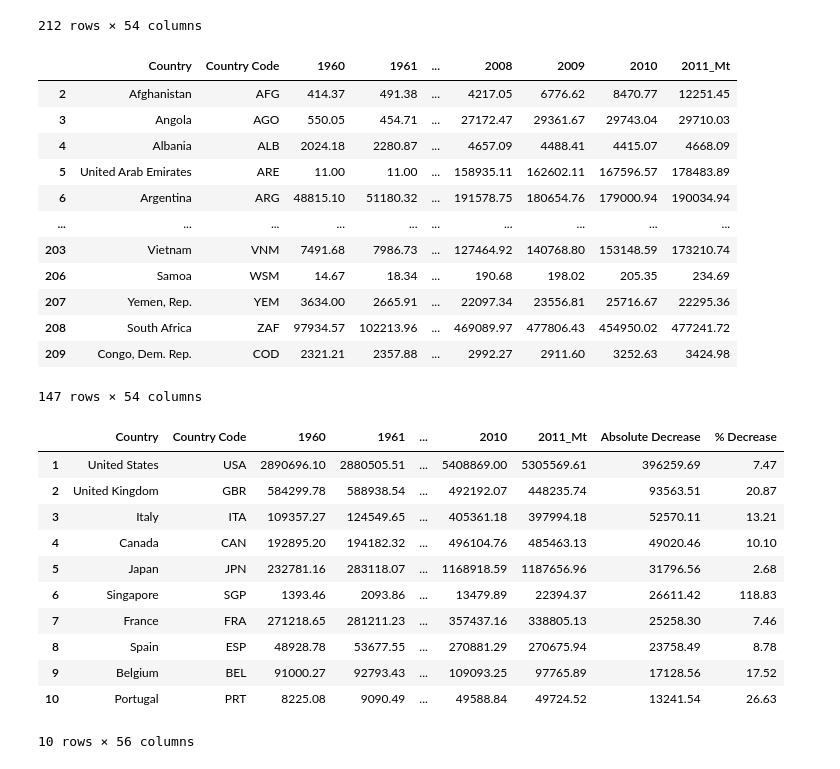
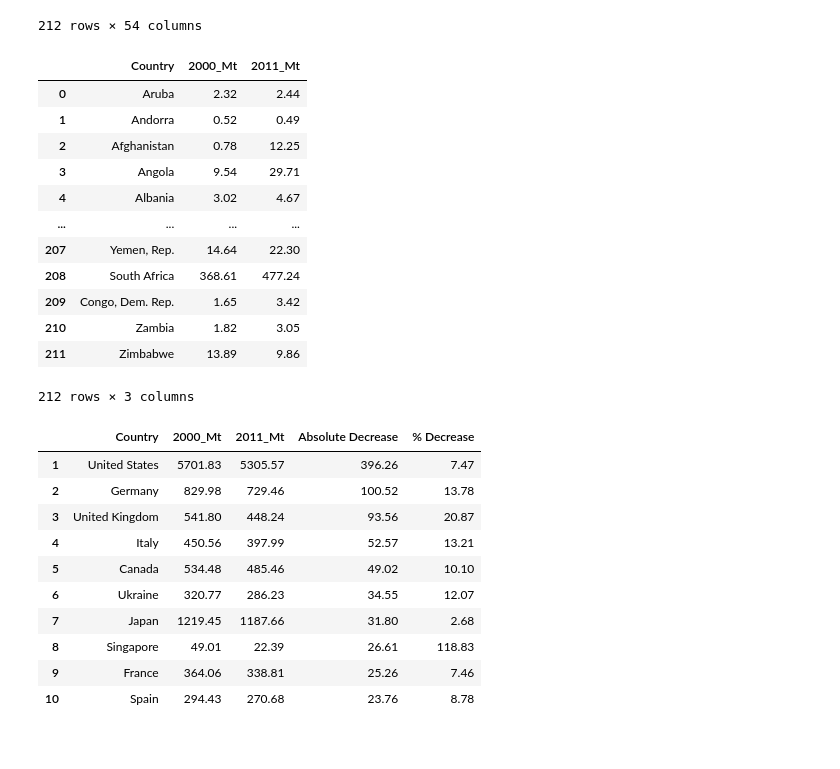
Before and after one commit to sanaullah525/Global-CO2-Emissions-Data-Analysis-Project, a Jupyter notebook: datapr.ipynb, the cells around one changed output. Saved outputs shown, nothing was run; the diff lists cells and outputs as text; code cells hidden in the pictures.

Commit message:
Dropping the null values in the last lines of code to avoide miscalculations for some countries with empty rows.

```diff
--- a/datapr.ipynb
+++ b/datapr.ipynb
@@ -284,35 +284,31 @@ clean_df
 # %%
 # Preparing the data for Calculating the Top 10 countries with emission reductions (2000-2011)
 
 reddf= clean_df[['Country Name', '2000', '2011']]
 reddf["2000"]= reddf["2000"]/1000
 reddf["2011"]= reddf["2011"]/1000
-
-
-# Drop missing values
-reddf= clean_df.dropna()
 
 # Renaming columns for better readibility.
 reddf= reddf.rename(columns= {
     "Country Name":"Country",
     "2000":"2000_Mt",
     "2011":"2011_Mt"
 })
 reddf
 # %% [output]
-|  | Country | Country Code | 1960 | 1961 | ... | 2008 | 2009 | 2010 | 2011_Mt |
-| 2 | Afghanistan | AFG | 414.37 | 491.38 | ... | 4217.05 | 6776.62 | 8470.77 | 12251.45 |
-| 3 | Angola | AGO | 550.05 | 454.71 | ... | 27172.47 | 29361.67 | 29743.04 | 29710.03 |
-| 4 | Albania | ALB | 2024.18 | 2280.87 | ... | 4657.09 | 4488.41 | 4415.07 | 4668.09 |
-| 5 | United Arab Emirates | ARE | 11.00 | 11.00 | ... | 158935.11 | 162602.11 | 167596.57 | 178483.89 |
-| 6 | Argentina | ARG | 48815.10 | 51180.32 | ... | 191578.75 | 180654.76 | 179000.94 | 190034.94 |
-| ... | ... | ... | ... | ... | ... | ... | ... | ... | ... |
-| 203 | Vietnam | VNM | 7491.68 | 7986.73 | ... | 127464.92 | 140768.80 | 153148.59 | 173210.74 |
-| 206 | Samoa | WSM | 14.67 | 18.34 | ... | 190.68 | 198.02 | 205.35 | 234.69 |
-| 207 | Yemen, Rep. | YEM | 3634.00 | 2665.91 | ... | 22097.34 | 23556.81 | 25716.67 | 22295.36 |
-| 208 | South Africa | ZAF | 97934.57 | 102213.96 | ... | 469089.97 | 477806.43 | 454950.02 | 477241.72 |
-| 209 | Congo, Dem. Rep. | COD | 2321.21 | 2357.88 | ... | 2992.27 | 2911.60 | 3252.63 | 3424.98 |
+|  | Country | 2000_Mt | 2011_Mt |
+| 0 | Aruba | 2.32 | 2.44 |
+| 1 | Andorra | 0.52 | 0.49 |
+| 2 | Afghanistan | 0.78 | 12.25 |
+| 3 | Angola | 9.54 | 29.71 |
+| 4 | Albania | 3.02 | 4.67 |
+| ... | ... | ... | ... |
+| 207 | Yemen, Rep. | 14.64 | 22.30 |
+| 208 | South Africa | 368.61 | 477.24 |
+| 209 | Congo, Dem. Rep. | 1.65 | 3.42 |
+| 210 | Zambia | 1.82 | 3.05 |
+| 211 | Zimbabwe | 13.89 | 9.86 |
-147 rows × 54 columns
+212 rows × 3 columns
 # %%
 # Adding columns for calculating abcolute decrease and % Decrease.
 
@@ -325,17 +321,18 @@ reddf= reddf.sort_values(by= "Absolute Decrease", ascending= False)
 reddf= reddf.sort_values(by= "Absolute Decrease", ascending= False).head(10)
 reddf_index= reddf.reset_index(drop= True, inplace= True)
 reddf.index= reddf.index + 1
+# Drop missing values
+reddf= reddf.dropna()
 reddf
 # %% [output]
-|  | Country | Country Code | 1960 | 1961 | ... | 2010 | 2011_Mt | Absolute Decrease | % Decrease |
-| 1 | United States | USA | 2890696.10 | 2880505.51 | ... | 5408869.00 | 5305569.61 | 396259.69 | 7.47 |
-| 2 | United Kingdom | GBR | 584299.78 | 588938.54 | ... | 492192.07 | 448235.74 | 93563.51 | 20.87 |
-| 3 | Italy | ITA | 109357.27 | 124549.65 | ... | 405361.18 | 397994.18 | 52570.11 | 13.21 |
-| 4 | Canada | CAN | 192895.20 | 194182.32 | ... | 496104.76 | 485463.13 | 49020.46 | 10.10 |
-| 5 | Japan | JPN | 232781.16 | 283118.07 | ... | 1168918.59 | 1187656.96 | 31796.56 | 2.68 |
-| 6 | Singapore | SGP | 1393.46 | 2093.86 | ... | 13479.89 | 22394.37 | 26611.42 | 118.83 |
-| 7 | France | FRA | 271218.65 | 281211.23 | ... | 357437.16 | 338805.13 | 25258.30 | 7.46 |
-| 8 | Spain | ESP | 48928.78 | 53677.55 | ... | 270881.29 | 270675.94 | 23758.49 | 8.78 |
-| 9 | Belgium | BEL | 91000.27 | 92793.43 | ... | 109093.25 | 97765.89 | 17128.56 | 17.52 |
-| 10 | Portugal | PRT | 8225.08 | 9090.49 | ... | 49588.84 | 49724.52 | 13241.54 | 26.63 |
+|  | Country | 2000_Mt | 2011_Mt | Absolute Decrease | % Decrease |
+| 1 | United States | 5701.83 | 5305.57 | 396.26 | 7.47 |
+| 2 | Germany | 829.98 | 729.46 | 100.52 | 13.78 |
+| 3 | United Kingdom | 541.80 | 448.24 | 93.56 | 20.87 |
+| 4 | Italy | 450.56 | 397.99 | 52.57 | 13.21 |
+| 5 | Canada | 534.48 | 485.46 | 49.02 | 10.10 |
+| 6 | Ukraine | 320.77 | 286.23 | 34.55 | 12.07 |
+| 7 | Japan | 1219.45 | 1187.66 | 31.80 | 2.68 |
+| 8 | Singapore | 49.01 | 22.39 | 26.61 | 118.83 |
+| 9 | France | 364.06 | 338.81 | 25.26 | 7.46 |
+| 10 | Spain | 294.43 | 270.68 | 23.76 | 8.78 |
-10 rows × 56 columns
```
